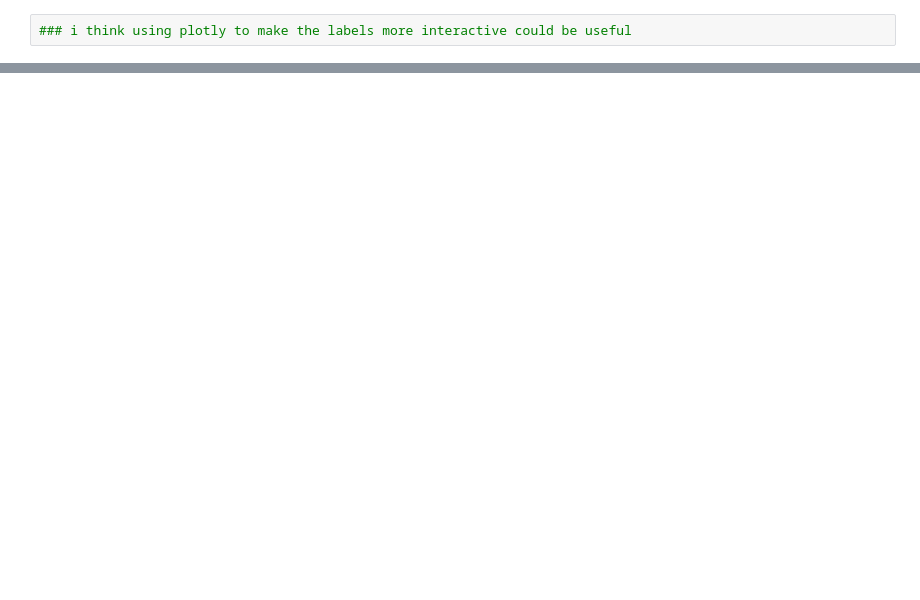
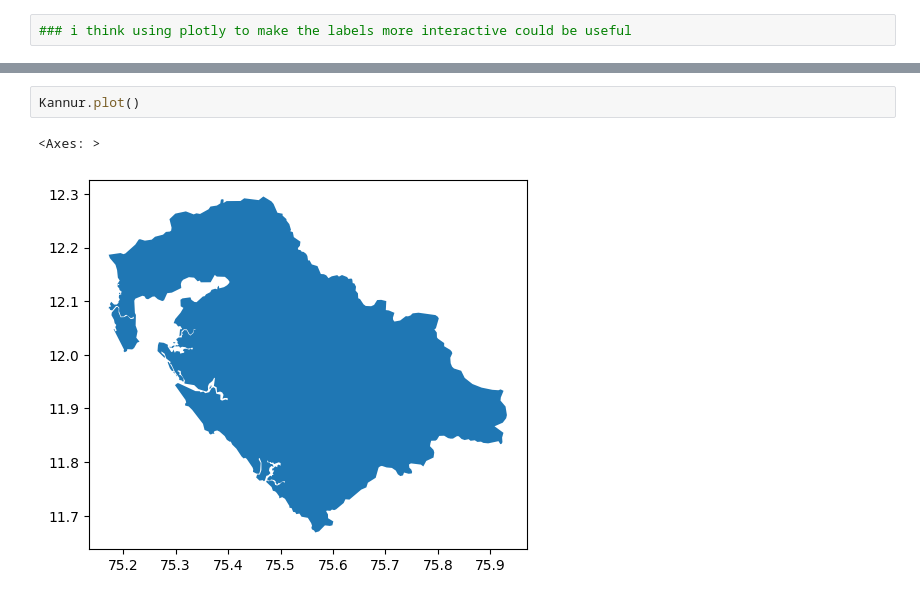
Before and after one commit to squishridyvi/Geographical-Distribution-Mapping-of-Dravidian-Languages-, a Jupyter notebook: Geographical Distribution of Dravidian Languages.ipynb, the cells around one changed output, grey strips where cells are left out. Cells and saved outputs as stored; diff of their text form; blank space fills up the shorter version.

```diff
--- a/Geographical Distribution of Dravidian Languages.ipynb
+++ b/Geographical Distribution of Dravidian Languages.ipynb
@@ -408,0 +426,5 @@ ax.legend(bbox_to_anchor=(1.05, 1))
+# %%
+Kannur.plot()
+# %% [output]
+<Axes: >
+[figure, added]
```
Also changed, not shown: parts of 157 cells of this notebook.
